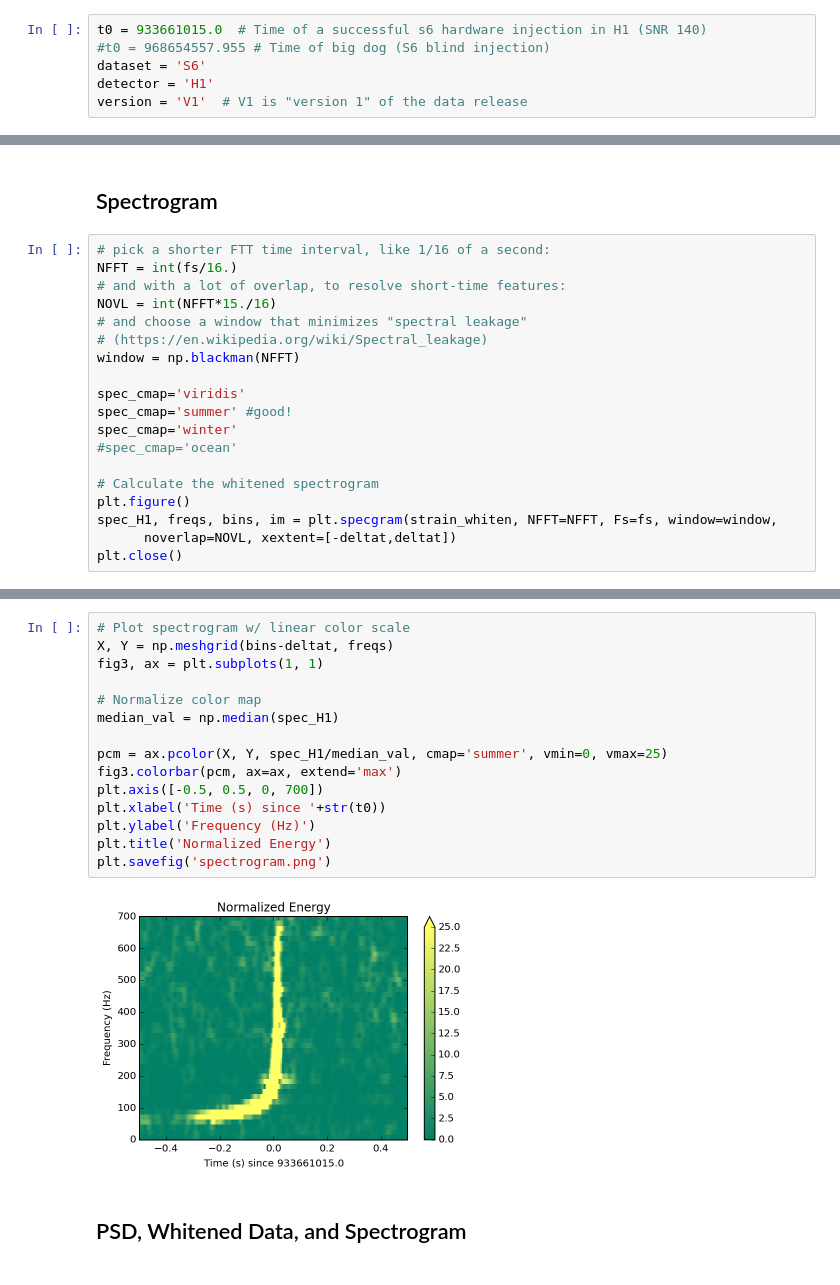
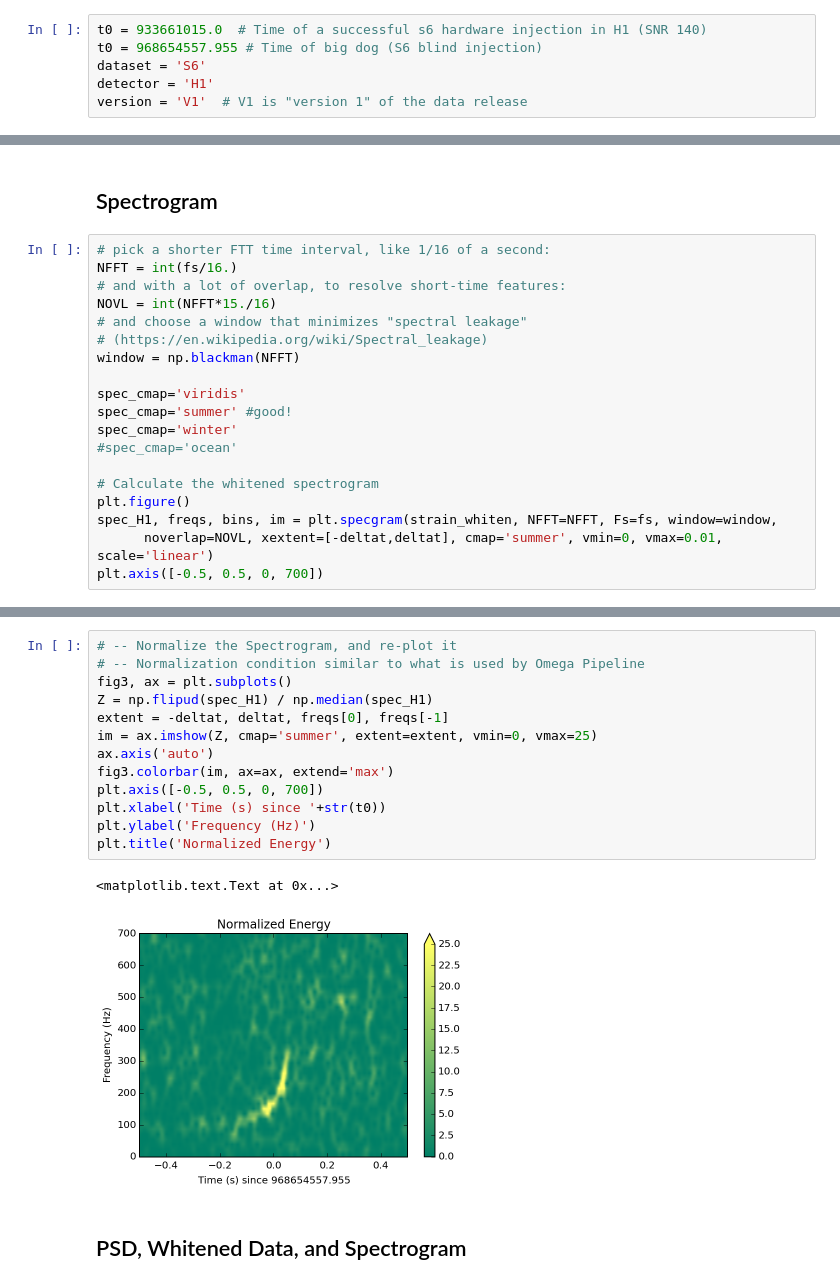
Before and after one commit to gwosc-tutorial/quickview_linear, a Jupyter notebook: index.ipynb, the cells around one changed output, grey strips where cells are left out. Cells and saved outputs as stored; diff of their text form.

Commit message:
Faster plotting using specgram source code

```diff
--- a/index.ipynb
+++ b/index.ipynb
@@ -13,7 +13,7 @@ v0.4; November 2016
 Example GPS times for <a href='https://losc.ligo.org/s6hwcbc/'>S6 Hardware Injections</a>
 # %%
 t0 = 933661015.0  # Time of a successful s6 hardware injection in H1 (SNR 140)
-#t0 = 968654557.955 # Time of big dog (S6 blind injection)
+t0 = 968654557.955 # Time of big dog (S6 blind injection)
 dataset = 'S6'
 detector = 'H1'
 version = 'V1'  # V1 is "version 1" of the data release
@@ -172,5 +172,5 @@ spec_cmap='winter'
 # Calculate the whitened spectrogram
 plt.figure()
 spec_H1, freqs, bins, im = plt.specgram(strain_whiten, NFFT=NFFT, Fs=fs, window=window,
-      noverlap=NOVL, xextent=[-deltat,deltat])
-plt.close()
+      noverlap=NOVL, xextent=[-deltat,deltat], cmap='summer', vmin=0, vmax=0.01, scale='linear')
+plt.axis([-0.5, 0.5, 0, 700])
@@ -177,20 +180,19 @@ plt.close()
 # %%
-# Plot spectrogram w/ linear color scale
-X, Y = np.meshgrid(bins-deltat, freqs)
-fig3, ax = plt.subplots(1, 1)
-
-# Normalize color map
-median_val = np.median(spec_H1)
-
-pcm = ax.pcolor(X, Y, spec_H1/median_val, cmap='summer', vmin=0, vmax=25)
-fig3.colorbar(pcm, ax=ax, extend='max')
+# -- Normalize the Spectrogram, and re-plot it
+# -- Normalization condition similar to what is used by Omega Pipeline
+fig3, ax = plt.subplots()
+Z = np.flipud(spec_H1) / np.median(spec_H1)
+extent = -deltat, deltat, freqs[0], freqs[-1]
+im = ax.imshow(Z, cmap='summer', extent=extent, vmin=0, vmax=25)
+ax.axis('auto')
+fig3.colorbar(im, ax=ax, extend='max')
 plt.axis([-0.5, 0.5, 0, 700])
 plt.xlabel('Time (s) since '+str(t0))
 plt.ylabel('Frequency (Hz)')
 plt.title('Normalized Energy')
-plt.savefig('spectrogram.png')
 # %% [output]
+<matplotlib.text.Text at 0x...>
-[figure, old version]
+[figure, new version]
 # %% [markdown]
 ## PSD, Whitened Data, and Spectrogram
 # %%
```
Also changed, not shown: parts of 7 cells of this notebook.
